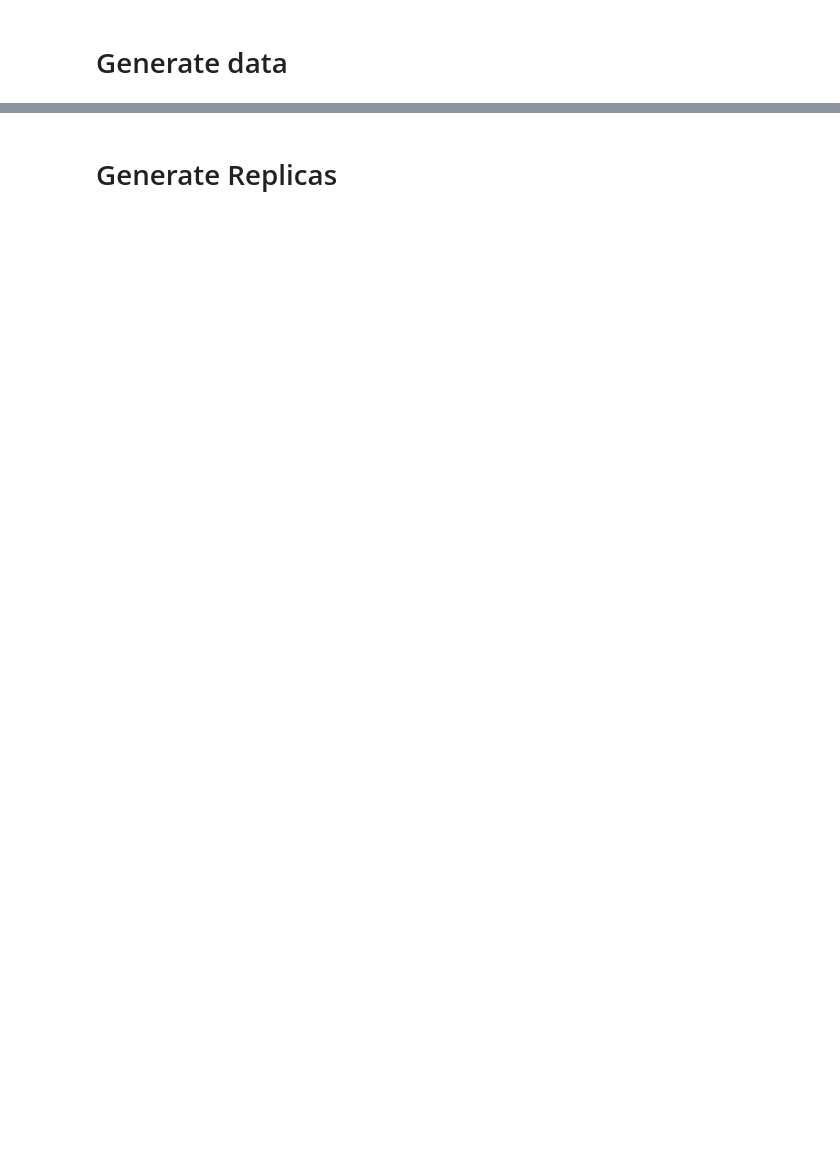
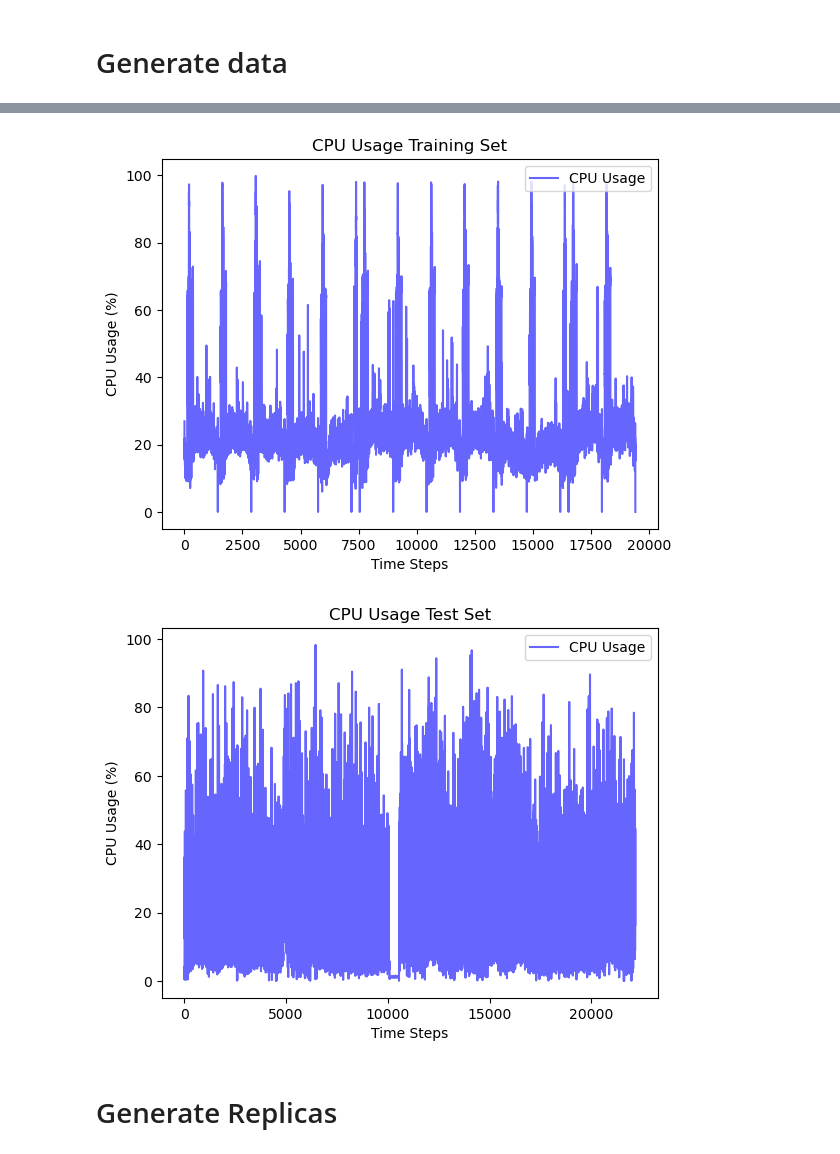
Before and after one commit to BrandonStreets-Mcleod/dissertation-test-code, a Jupyter notebook: Python/forecasting-model-test.ipynb, the cells around one changed output, grey strips where cells are left out. Drawn from its saved outputs; the diff is of its cells as text; code cells hidden in the pictures; blank space fills up the shorter version.

```diff
--- a/Python/forecasting-model-test.ipynb
+++ b/Python/forecasting-model-test.ipynb
@@ -146,3 +3,67 @@ Correlation between temperature and CPU Usage: 0.22952762186201128
+# %%
+import pandas as pd
+import numpy as np
+import matplotlib.pyplot as plt
+from sklearn.preprocessing import *
+from keras.models import *
+from keras.layers import *
+from keras.callbacks import *
+from keras.regularizers import *
+from tensorflow import keras
+from sklearn.metrics import mean_squared_error
+from datetime import datetime, timedelta
+from sklearn.model_selection import train_test_split
+from scipy import interpolate
+import json
+from pathlib import Path
+from pandas import to_numeric
+
+def create_time_features(data):
+    # Assume 'cpu_data' is your dataframe and 'datetime' is the column with datetime values
+    data['datetime'] = pd.to_datetime(data['datetime'])  # Ensure it's a datetime type
+    data['hour'] = data['datetime'].dt.hour
+    data['day_of_week'] = data['datetime'].dt.dayofweek
+    data['month'] = data['datetime'].dt.month
+    data['day_of_month'] = data['datetime'].dt.day
+    data['is_weekend'] = data['datetime'].dt.weekday >= 5  # True for Saturday and Sunday
+    return data
+
+cpu_data = pd.read_csv('../Utilities\csv\cpu_usage_data_train.csv')
+cpu_data = create_time_features(cpu_data)
+test_data = pd.read_csv('../Utilities/csv/cpu_usage_data_test.csv')
+test_data['datetime'] = pd.to_datetime(test_data['datetime'])
+test_data.set_index('datetime', inplace=True)
+test_data = test_data.sort_index()
+test_data_resampled = test_data.resample('T').asfreq()
+test_data_resampled[['cpu_usage']] = test_data_resampled[['cpu_usage']].interpolate(method='cubic')
+test_data.reset_index(inplace=True)
+test_data_resampled.reset_index(inplace=True)
+test_data = create_time_features(test_data_resampled)
+test_data_cleaned = test_data[(test_data[['cpu_usage']] >= 0).all(axis=1)].copy()
+test_data_cleaned = test_data_cleaned[(test_data_cleaned[['cpu_usage']] <= 100).all(axis=1)].copy()
+
+file_path = "../Utilities/csv/cpu_usage_train.csv"
+cpu_data.to_csv(file_path, index=False)
+
+file_path = "../Utilities/csv/cpu_usage_test.csv"
+test_data_cleaned.to_csv(file_path, index=False)
+
+plt.plot(cpu_data['cpu_usage'], label='CPU Usage', color='blue', alpha=0.6)
+plt.title('CPU Usage Training Set')
+plt.xlabel('Time Steps')
+plt.ylabel('CPU Usage (%)')
+plt.legend(loc='upper right')
+plt.show()
+
+plt.plot(test_data_cleaned['cpu_usage'], label='CPU Usage', color='blue', alpha=0.6)
+plt.title('CPU Usage Test Set')
+plt.xlabel('Time Steps')
+plt.ylabel('CPU Usage (%)')
+plt.legend(loc='upper right')
+plt.show()
+# %% [output]
+[figure, added]
+[figure, added]
 # %% [markdown]
 # Generate Replicas
 # %%
```
Also changed, not shown: parts of 10 cells of this notebook, 2 other files.
